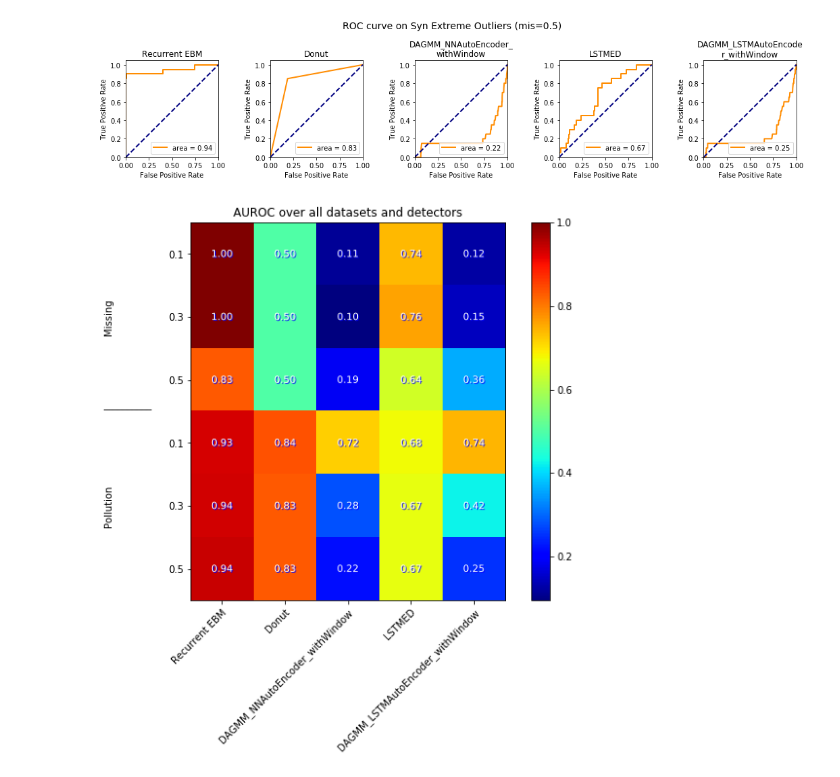
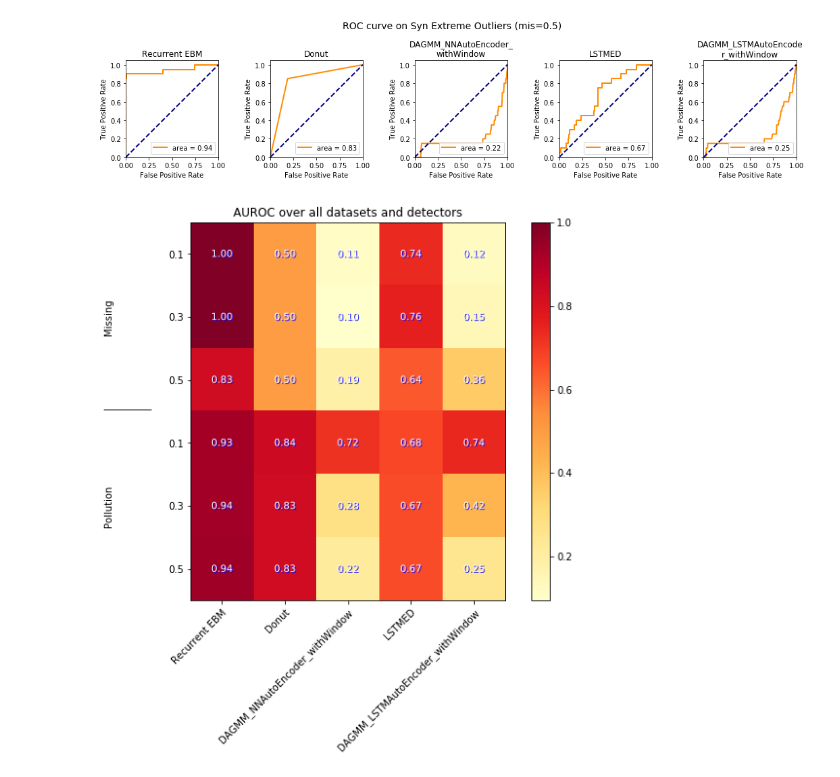
Before and after one commit to KDD-OpenSource/DeepADoTS, a Jupyter notebook: notebooks/4.0-tk-visualization.ipynb, the cells around one changed output. Saved outputs shown, nothing was run; the diff lists cells and outputs as text; code cells hidden in the pictures.

Commit message:
Update cmap to YlOrRd

```diff
--- a/notebooks/4.0-tk-visualization.ipynb
+++ b/notebooks/4.0-tk-visualization.ipynb
@@ -118,34 +118,34 @@ def get_multi_index_dataframe():
 def plot_heatmap():
     mi_df = get_multi_index_dataframe()
     fig, ax = plt.subplots(figsize=(8, 8))
-    im = ax.imshow(mi_df, cmap=plt.get_cmap("jet"))
+    im = ax.imshow(mi_df, cmap=plt.get_cmap("YlOrRd"))
     plt.colorbar(im)
     detectors, datasets = mi_df.columns, mi_df.index
 
     # Show MultiIndex for ordinate
     ax.set_xticks(np.arange(len(detectors)))
     ax.set_yticks(np.arange(len(datasets)))
     ax.set_yticklabels([x[1] for x in datasets])
     for idx, section in enumerate(datasetTypes):
         titlePos = idx * len(datasetLevels) + 0.5 * (len(datasetLevels) - 1)
         ax.text(-1.8, titlePos, section, ha="center", va="center", rotation=90)
         if idx < len(datasetTypes) - 1:
             sepPos = idx * len(datasetLevels) + (len(datasetLevels) - 0.6)
             ax.text(-1.5, sepPos, '_'*10, ha="center", va="center")
 
     # Rotate the tick labels and set their alignment.
     ax.set_xticklabels(detectors)
     plt.setp(ax.get_xticklabels(), rotation=45, ha="right", rotation_mode="anchor")
 
     # Loop over data dimensions and create text annotations.
     for i in range(len(detectors)):
         for j in range(len(datasets)):
             text = ax.text(i, j, f'{mi_df.iloc[j, i]:.2f}', ha="center", va="center", color="w",
                            path_effects=[path_effects.withSimplePatchShadow(offset=(1, -1), shadow_rgbFace="b", alpha=0.9)])
 
     ax.set_title('AUROC over all datasets and detectors')
     fig.tight_layout()
 
 plot_heatmap()
 # %% [output]
-[figure, old version]
+[figure, new version]
```
Also changed, not shown: 1 other file.
